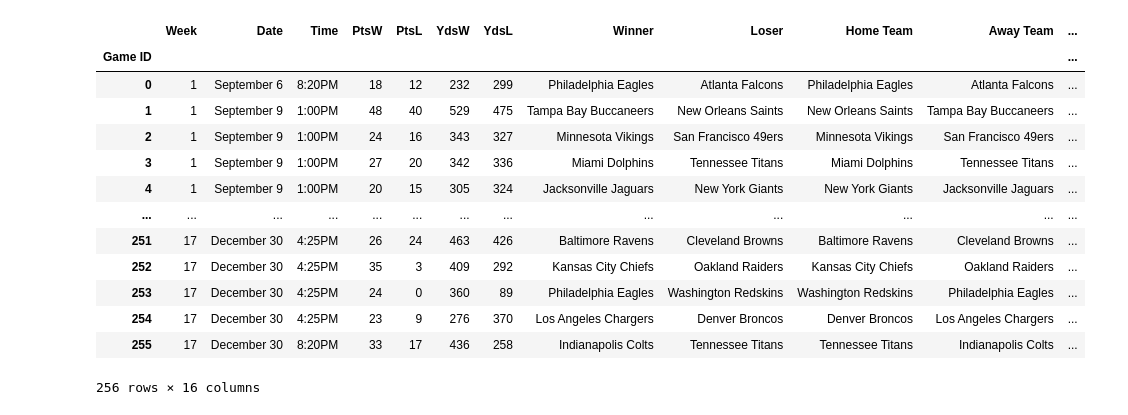
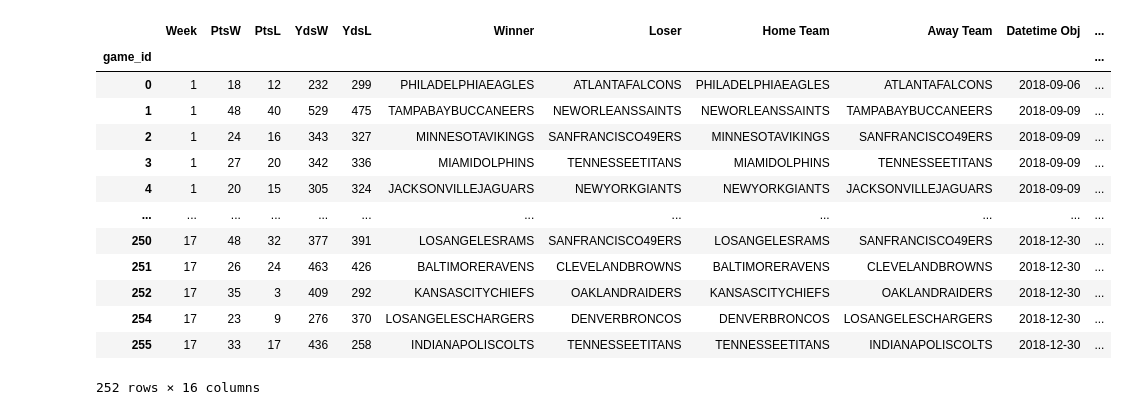
Before and after one commit to KevinKillman/ETL-Project, a Jupyter notebook: main_program.ipynb, the cells around one changed output. Cells and saved outputs as stored; diff of their text form; code cells hidden in the pictures.

```diff
--- a/main_program.ipynb
+++ b/main_program.ipynb
@@ -14,6 +18,7 @@ Python-dotenv could not parse statement starting at line 8
 # %%
 stations_df = pd.read_csv('data_from_web/weather_stations.csv')
 stations_df.drop(columns=['NCDCID', 'WBAN', 'COUNTY', 'ELEV', 'UTC', 'STNTYPE'], inplace=True)
+stations_df.dropna(how='any', inplace=True) #dropping alaskan station that has no GHCND which i use as a Primary Key in SQL
 stations_df.head()
 # %% [output]
 |  | NAME | COUNTRY | ST | LAT | LON | GHCND |
@@ -42,8 +47,9 @@ for index, row in stadium_df.iterrows():
     team.append(row['TEAM'].upper().replace(' ',''))
 stadium_df['TEAM'] = team
 stadium_df.loc[1, 'TEAM'] = 'CHICAGOBEARS'
-stadium_df.set_index('TEAM', inplace=True)
 stadium_df.rename(columns={'Geo Point': 'geo_point'}, inplace=True)
+stadium_df.rename(columns={'TEAM':'team'}, inplace=True)
+stadium_df.set_index('team', inplace=True)
 stadium_df
 # %% [output]
 |  | NAME | geo_point | ROOF_TYPE | Station |
@@ -81,8 +87,8 @@ games_df['Home Team'] = hometeam
 games_df['Away Team'] = awayteam
 games_df.drop(columns=['Day', 'Unnamed: 5', 'Unnamed: 7', 'Winner/tie', 'Loser/tie', 'TOW', 'TOL'], inplace = True)
 games_df.reset_index(inplace=True)
-games_df.rename(columns={'index':'Game ID'}, inplace=True)
-games_df.set_index('Game ID', inplace=True)
+games_df.rename(columns={'index':'game_id'}, inplace=True)
+games_df.set_index('game_id', inplace=True)
 date_obj = []
 for index,row in games_df.iterrows():
     date_obj.append(dt.datetime.strptime(row['Date']+' 2018', '%B %d %Y'))
@@ -90,14 +96,30 @@ games_df['Datetime Obj'] = date_obj
 stadium = []
 station = []
 for index,row in games_df.iterrows():
+    team=''
+    games_df.loc[index, 'Home Team'] = row['Home Team'].upper().replace(' ', '')
+    games_df.loc[index, 'Winner'] = row['Winner'].upper().replace(' ', '')
+    games_df.loc[index, 'Loser'] = row['Loser'].upper().replace(' ', '')
+    games_df.loc[index, 'Away Team'] = row['Away Team'].upper().replace(' ', '')
     team = row['Home Team'].upper().replace(' ', '')
     if team == 'NEWYORKGIANTS' or team == 'NEWYORKJETS':
         team = 'NEWYORKGIANTS/NEWYORKJETS'
-    if team == 'LOSANGELESCHARGERS' or team =='LOSANGELESRAMS':
+        stadium.append(stadium_df['NAME'].loc[team])
+        station.append(stadium_df['Station'].loc[team])
+    elif team == 'LOSANGELESCHARGERS' or team == 'LOSANGELESRAMS':
         team = 'LOSANGELESCHARGERS/LOSANGELESRAMS'
-    stadium.append(stadium_df['NAME'].loc[team])
-    station.append(stadium_df['Station'].loc[team])
+        stadium.append(stadium_df['NAME'].loc[team])
+        station.append(stadium_df['Station'].loc[team])
+    else:
+        stadium.append(stadium_df['NAME'].loc[team])
+        station.append(stadium_df['Station'].loc[team])
 games_df['Stadium'] = stadium
-games_df['Station'] = station
+games_df['ghcnd'] = station
+games_df['total_pts'] = games_df['PtsW'] + games_df['PtsL']
+games_df['total_yds'] = games_df['YdsW'] + games_df['YdsL']
+games_df.drop(columns=['Date', 'Time'], inplace=True)
+games_df.rename(columns={'Home Team': 'home_team',
+                         'Away Team':'away_team',
+                         'Datetime Obj': 'date'}, inplace=True)
 games_df
 # %% [output]
@@ -118,32 +140,31 @@ games_df
 # %%
 for index, row in games_df.iterrows():
     base = 'https://www.ncdc.noaa.gov/cdo-web/api/v2/data?datasetid=GHCND&units=standard&startdate='
     startDate = row['Datetime Obj'].strftime('%Y-%m-%d')
     endDate = startDate
-    station=row['Station']
+    station=row['ghcnd']
     url = f'{base}{startDate}&enddate={endDate}&stationid=GHCND:{station}'
     head = {"token": os.getenv('NOAA_TOK')}
     json = requests.get(url, headers=head).json()
     for result in json['results']:
         if result['datatype']=='PRCP':
             games_df.loc[index, 'Rain'] = result['value']
         elif result['datatype']=='TMAX':
             games_df.loc[index, 'Temp'] = result['value']
 games_df.dropna(how='any', inplace=True) #There seems to be only one value returning NaN from the API, So i am dropping this record.
-games_df.drop(columns=['Date', 'Time'], inplace=True)
 games_df
 # %% [output]
-|  | Week | Date | Time | PtsW | PtsL | YdsW | YdsL | Winner | Loser | Home Team | Away Team | ... |
-| Game ID |  |  |  |  |  |  |  |  |  |  |  | ... |
-| 0 | 1 | September 6 | 8:20PM | 18 | 12 | 232 | 299 | Philadelphia Eagles | Atlanta Falcons | Philadelphia Eagles | Atlanta Falcons | ... |
-| 1 | 1 | September 9 | 1:00PM | 48 | 40 | 529 | 475 | Tampa Bay Buccaneers | New Orleans Saints | New Orleans Saints | Tampa Bay Buccaneers | ... |
-| 2 | 1 | September 9 | 1:00PM | 24 | 16 | 343 | 327 | Minnesota Vikings | San Francisco 49ers | Minnesota Vikings | San Francisco 49ers | ... |
-| 3 | 1 | September 9 | 1:00PM | 27 | 20 | 342 | 336 | Miami Dolphins | Tennessee Titans | Miami Dolphins | Tennessee Titans | ... |
-| 4 | 1 | September 9 | 1:00PM | 20 | 15 | 305 | 324 | Jacksonville Jaguars | New York Giants | New York Giants | Jacksonville Jaguars | ... |
-| ... | ... | ... | ... | ... | ... | ... | ... | ... | ... | ... | ... | ... |
-| 251 | 17 | December 30 | 4:25PM | 26 | 24 | 463 | 426 | Baltimore Ravens | Cleveland Browns | Baltimore Ravens | Cleveland Browns | ... |
-| 252 | 17 | December 30 | 4:25PM | 35 | 3 | 409 | 292 | Kansas City Chiefs | Oakland Raiders | Kansas City Chiefs | Oakland Raiders | ... |
-| 253 | 17 | December 30 | 4:25PM | 24 | 0 | 360 | 89 | Philadelphia Eagles | Washington Redskins | Washington Redskins | Philadelphia Eagles | ... |
-| 254 | 17 | December 30 | 4:25PM | 23 | 9 | 276 | 370 | Los Angeles Chargers | Denver Broncos | Denver Broncos | Los Angeles Chargers | ... |
-| 255 | 17 | December 30 | 8:20PM | 33 | 17 | 436 | 258 | Indianapolis Colts | Tennessee Titans | Tennessee Titans | Indianapolis Colts | ... |
+|  | Week | PtsW | PtsL | YdsW | YdsL | Winner | Loser | Home Team | Away Team | Datetime Obj | ... |
+| game_id |  |  |  |  |  |  |  |  |  |  | ... |
+| 0 | 1 | 18 | 12 | 232 | 299 | PHILADELPHIAEAGLES | ATLANTAFALCONS | PHILADELPHIAEAGLES | ATLANTAFALCONS | 2018-09-06 | ... |
+| 1 | 1 | 48 | 40 | 529 | 475 | TAMPABAYBUCCANEERS | NEWORLEANSSAINTS | NEWORLEANSSAINTS | TAMPABAYBUCCANEERS | 2018-09-09 | ... |
+| 2 | 1 | 24 | 16 | 343 | 327 | MINNESOTAVIKINGS | SANFRANCISCO49ERS | MINNESOTAVIKINGS | SANFRANCISCO49ERS | 2018-09-09 | ... |
+| 3 | 1 | 27 | 20 | 342 | 336 | MIAMIDOLPHINS | TENNESSEETITANS | MIAMIDOLPHINS | TENNESSEETITANS | 2018-09-09 | ... |
+| 4 | 1 | 20 | 15 | 305 | 324 | JACKSONVILLEJAGUARS | NEWYORKGIANTS | NEWYORKGIANTS | JACKSONVILLEJAGUARS | 2018-09-09 | ... |
+| ... | ... | ... | ... | ... | ... | ... | ... | ... | ... | ... | ... |
+| 250 | 17 | 48 | 32 | 377 | 391 | LOSANGELESRAMS | SANFRANCISCO49ERS | LOSANGELESRAMS | SANFRANCISCO49ERS | 2018-12-30 | ... |
+| 251 | 17 | 26 | 24 | 463 | 426 | BALTIMORERAVENS | CLEVELANDBROWNS | BALTIMORERAVENS | CLEVELANDBROWNS | 2018-12-30 | ... |
+| 252 | 17 | 35 | 3 | 409 | 292 | KANSASCITYCHIEFS | OAKLANDRAIDERS | KANSASCITYCHIEFS | OAKLANDRAIDERS | 2018-12-30 | ... |
+| 254 | 17 | 23 | 9 | 276 | 370 | LOSANGELESCHARGERS | DENVERBRONCOS | DENVERBRONCOS | LOSANGELESCHARGERS | 2018-12-30 | ... |
+| 255 | 17 | 33 | 17 | 436 | 258 | INDIANAPOLISCOLTS | TENNESSEETITANS | TENNESSEETITANS | INDIANAPOLISCOLTS | 2018-12-30 | ... |
-256 rows × 16 columns
+252 rows × 16 columns
```
Also changed, not shown: parts of 13 cells of this notebook, 2 other files.
